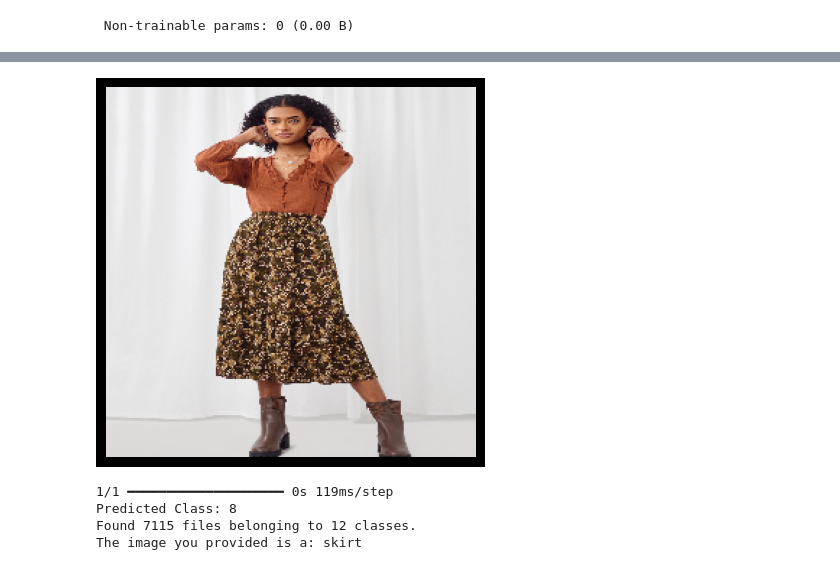
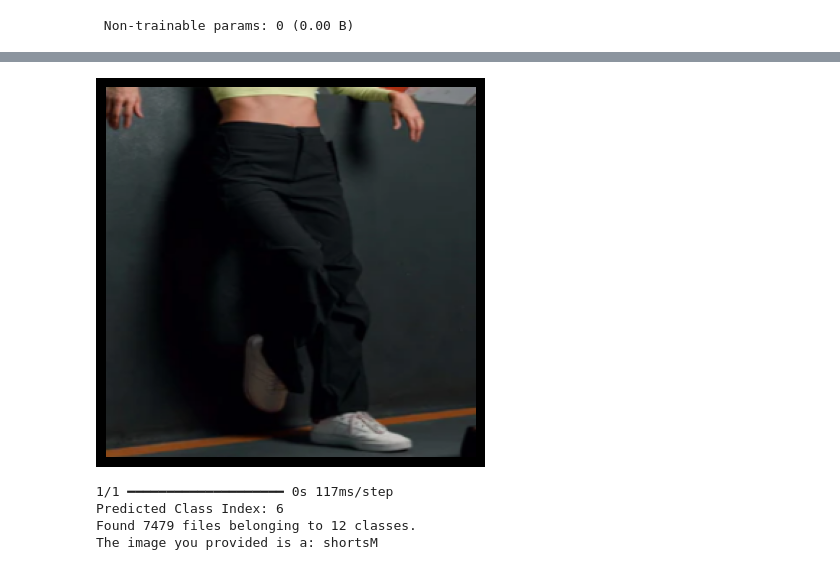
Before and after one commit to KeshUdana/ModeCNNv1, a Jupyter notebook: moddev1.ipynb, the cells around one changed output, grey strips where cells are left out. Drawn from its saved outputs; the diff is of its cells as text; code cells hidden in the pictures.

Commit message:
Kaggle Notebook | ModdeSGDP | Version 5

```diff
--- a/moddev1.ipynb
+++ b/moddev1.ipynb
@@ -268,10 +265,15 @@ plt.show()
 import cv2
 import numpy as np
 import matplotlib.pyplot as plt
-from tensorflow.keras.metrics import Precision, Recall, CategoricalAccuracy
+import tensorflow as tf
+from tensorflow.keras.models import load_model
+
+# Load your trained model
+# If the model is saved in the local directory, uncomment the line below:
+# model = load_model('path_to_your_model')
 
 # Load and preprocess the test image
-img = cv2.imread("/kaggle/input/moddelite/ModdeDataset/skirt/skirt (1012).jpg")
+img = cv2.imread("/kaggle/input/testing-imageskeshawa/womanPant.png")
 
 # Check if the image loaded correctly
 if img is None:
@@ -280,40 +282,43 @@ if img is None:
 # Convert BGR to RGB
 img = cv2.cvtColor(img, cv2.COLOR_BGR2RGB)
 
-# Resize image to model's expected input size (512, 512)
+# Resize image to model's expected input size (256, 256)
 resized_img = cv2.resize(img, (256, 256))
 
 # Show the image
 plt.imshow(resized_img)
 plt.axis('off')
 plt.show()
 
-# Normalize image and expand dimensions to match model input
+# Normalize the image and expand dimensions to match model input
 input_image = np.expand_dims(resized_img, axis=0).astype(np.float32) / 255.0
 
 # Predict the class probabilities
 yhat = model.predict(input_image)
 
 # Get the class index with the highest probability
 predicted_class = np.argmax(yhat, axis=1)[0]
-print(f'Predicted Class: {predicted_class}')
+print(f'Predicted Class Index: {predicted_class}')
 
+# Load the dataset to get class names (same as during training)
+jpeg_dataset_path = "/kaggle/input/moddelite/ModdeDataset"  # Replace with your dataset path
 data = tf.keras.utils.image_dataset_from_directory(
     jpeg_dataset_path,
     labels='inferred',
     label_mode='categorical',
     batch_size=32,
     image_size=(256, 256),
     shuffle=True,
     seed=123
 )
 
 class_names = data.class_names  # Extract class names
+
 # Print the predicted class label
 print(f'The image you provided is a: {class_names[predicted_class]}')
 # %% [output]
-[figure, old version]
+[figure, new version]
-1/1 ━━━━━━━━━━━━━━━━━━━━ 0s 119ms/step
-Predicted Class: 8
-Found 7115 files belonging to 12 classes.
-The image you provided is a: skirt
+1/1 ━━━━━━━━━━━━━━━━━━━━ 0s 117ms/step
+Predicted Class Index: 6
+Found 7479 files belonging to 12 classes.
+The image you provided is a: shortsM
```
Also changed, not shown: parts of 4 cells of this notebook.
